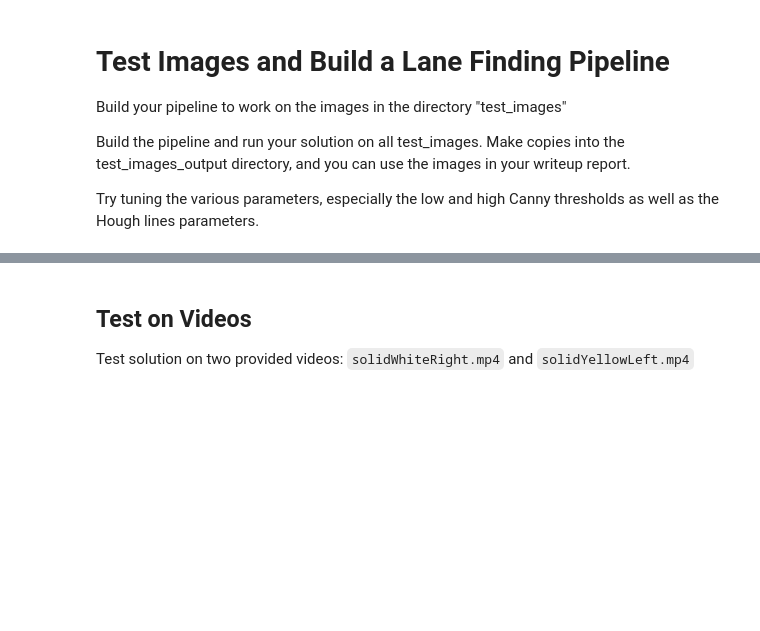
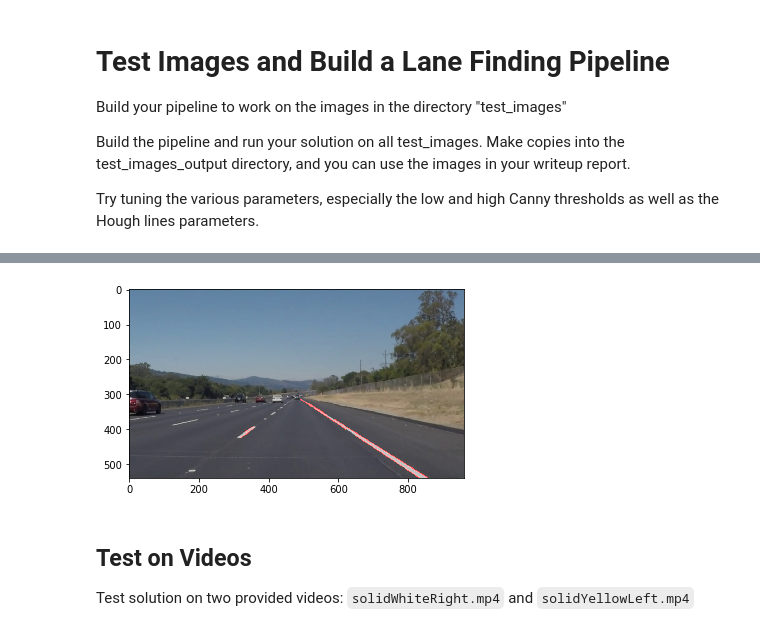
Before and after one commit to rodrigojorquera/CarND-LaneLines-P1, a Jupyter notebook: P1.ipynb, the cells around one changed output, grey strips where cells are left out. Saved outputs shown, nothing was run; the diff lists cells and outputs as text; code cells hidden in the pictures; blank space fills up the shorter version.

```diff
--- a/P1.ipynb
+++ b/P1.ipynb
@@ -220,0 +194,6 @@ mpimg.imsave('test_images/proc_'+imagen, resultado)
+# %%
+# Step 7: Smoothing the result with a moving average filter.
+weigh_img = weighted_img(houghl_img, image, α=0.8, β=1., λ=0.);
+plt.imshow(weigh_img);
+# %% [output]
+[figure, added]
```
Also changed, not shown: parts of 13 cells of this notebook.
